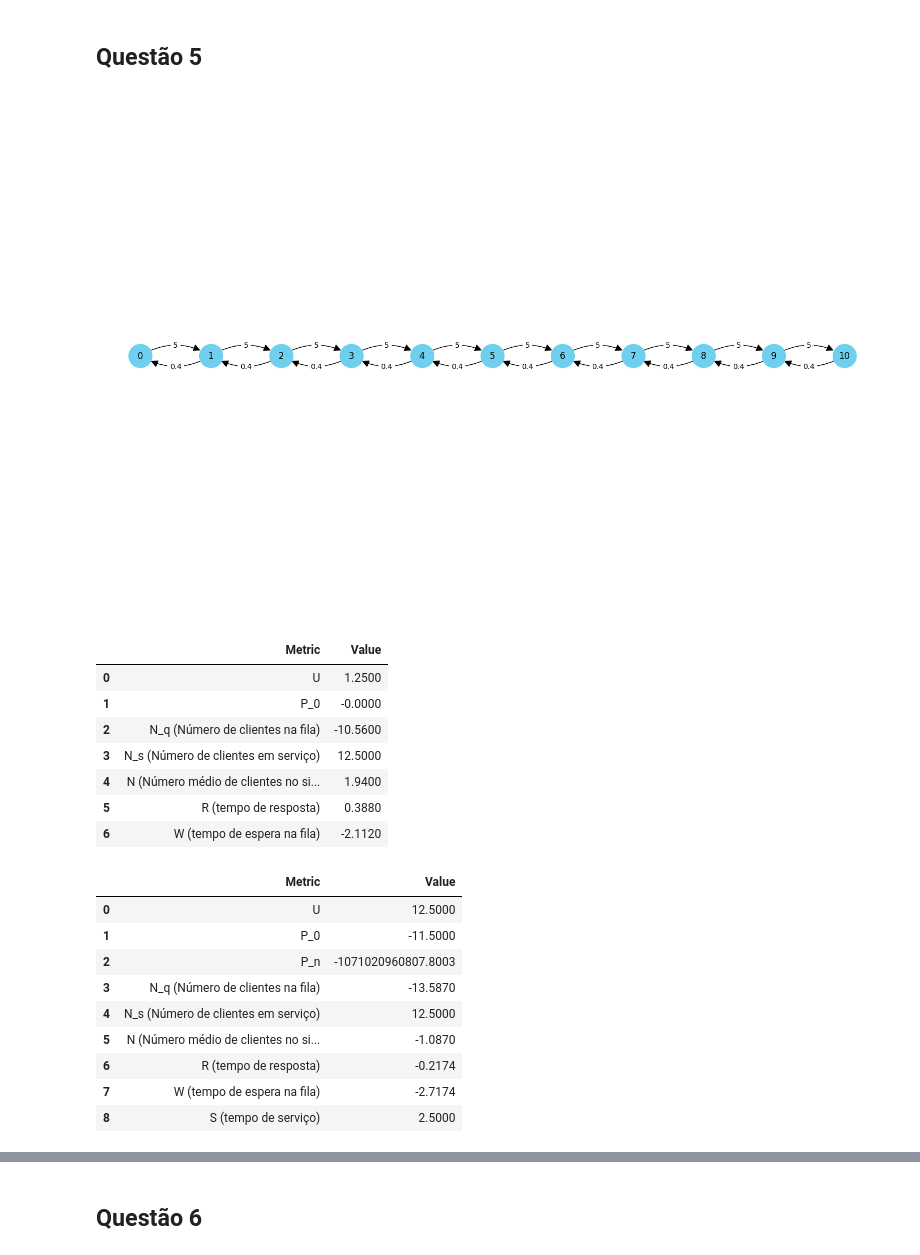
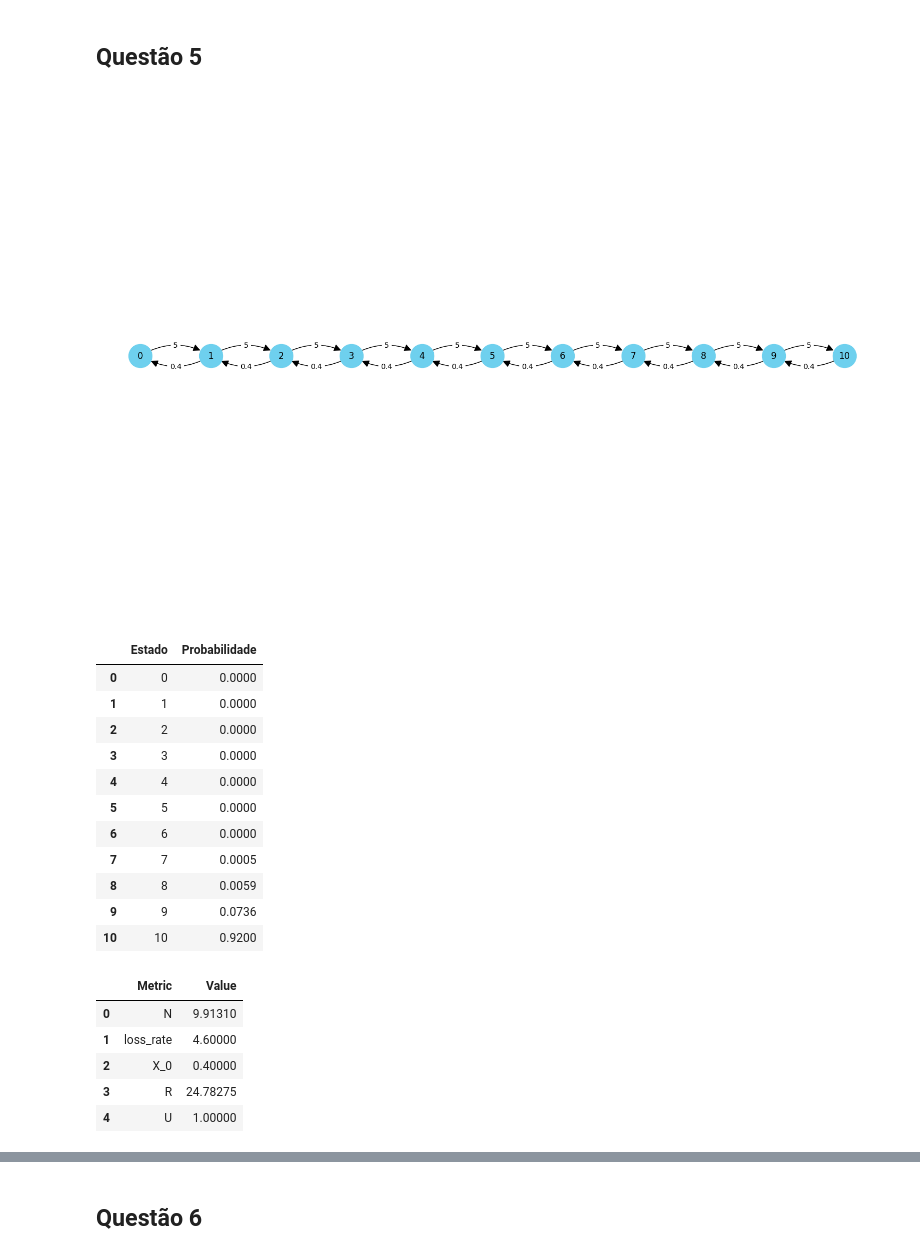
Before and after one commit to joaomarcostg/ADS, a Jupyter notebook: draw.ipynb, the cells around one changed output, grey strips where cells are left out. Drawn from its saved outputs; the diff is of its cells as text; code cells hidden in the pictures.

```diff
--- a/draw.ipynb
+++ b/draw.ipynb
@@ -1096,43 +1096,42 @@ c) 471225,60 R$
 # %%
 # QUESTAO 5
 M = 10
 B = 10
 K = 1
 lambdaValue = 5
 custom_lambdas = []
 lambdas = [ lambdaValue if lambdaValue != None else custom_lambdas[i] for i in range(0, B)]
 muValue = 1 / 2.5
 custom_mus = [ M if i >= M else i + 1 for i in range(0, B)]
 mus = [ muValue if muValue != None else custom_mus[i] for i in range(0, B)]
 
 states = generate_states_birthdeath(B)
 edges = generate_edges_birthdeath(states, lambdas, mus)
 
-draw_network_graph_birthdeath(B, states, edges, 'birthdeathmodel', dpi=500)
+draw_network_graph_birthdeath(B, states, edges, 'questao5')
 
-results = calculate_birth_death_metrics_MMm(lambdaValue, muValue, m=10)
-results2 = calculate_birth_death_metrics_mm1(lambdaValue, muValue, n=10)
-results3 = calculate_metrics_MMm(lambdaValue, muValue, m=10)
+A, b = generate_system(states, edges)
+probabilities = solveSystem(A, b, states)
+
+results = calculate_birth_death_metrics(B, lambdaValue, mus, probabilities)
 display(pd.DataFrame(list(results.items()), columns=['Metric', 'Value']))
-display(pd.DataFrame(list(results2.items()), columns=['Metric', 'Value']))
-display(pd.DataFrame(list(results3.items()), columns=['Metric', 'Value']))
 # %% [output]
 [figure]
-|  | Metric | Value |
-| 0 | U | 1.2500 |
-| 1 | P_0 | -0.0000 |
-| 2 | N_q (Número de clientes na fila) | -10.5600 |
-| 3 | N_s (Número de clientes em serviço) | 12.5000 |
-| 4 | N (Número médio de clientes no si... | 1.9400 |
-| 5 | R (tempo de resposta) | 0.3880 |
-| 6 | W (tempo de espera na fila) | -2.1120 |
+|  | Estado | Probabilidade |
+| 0 | 0 | 0.0000 |
+| 1 | 1 | 0.0000 |
+| 2 | 2 | 0.0000 |
+| 3 | 3 | 0.0000 |
+| 4 | 4 | 0.0000 |
+| 5 | 5 | 0.0000 |
+| 6 | 6 | 0.0000 |
+| 7 | 7 | 0.0005 |
+| 8 | 8 | 0.0059 |
+| 9 | 9 | 0.0736 |
+| 10 | 10 | 0.9200 |
 |  | Metric | Value |
-| 0 | U | 12.5000 |
-| 1 | P_0 | -11.5000 |
-| 2 | P_n | -1071020960807.8003 |
-| 3 | N_q (Número de clientes na fila) | -13.5870 |
-| 4 | N_s (Número de clientes em serviço) | 12.5000 |
-| 5 | N (Número médio de clientes no si... | -1.0870 |
-| 6 | R (tempo de resposta) | -0.2174 |
-| 7 | W (tempo de espera na fila) | -2.7174 |
-| 8 | S (tempo de serviço) | 2.5000 |
+| 0 | N | 9.91310 |
+| 1 | loss_rate | 4.60000 |
+| 2 | X_0 | 0.40000 |
+| 3 | R | 24.78275 |
+| 4 | U | 1.00000 |
```
Also changed, not shown: parts of 1 cell of this notebook, 2 other files.
